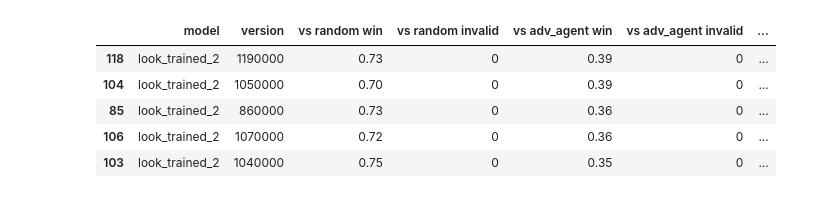
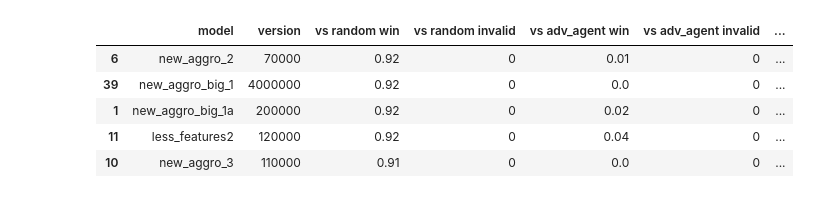
Before and after one commit to obiSerra/connect_x_ml, a Jupyter notebook: model_benchmark.ipynb, the cells around one changed output. Drawn from its saved outputs; the diff is of its cells as text; code cells hidden in the pictures.

```diff
--- a/model_benchmark.ipynb
+++ b/model_benchmark.ipynb
@@ -6,0 +7,4 @@ df = pd.read_csv('data/progress_look_trained_2.csv')
+# %%
+extension = 'csv'
+all_filenames = [i for i in glob.glob('data/*.{}'.format(extension))]
+df = pd.concat([pd.read_csv(f) for f in all_filenames ])
@@ -43,13 +75,11 @@ df.head()
 # %%
-
-#filtered_df=df[(df.score < 40) & (df.C_3 > 450)]
-db_by_score = df.sort_values(by=['vs adv_agent win'], ascending=False)
+db_by_score = df.sort_values(by=['vs random win'], ascending=False)
 
 db_by_score.head()
 # %% [output]
 |  | model | version | vs random win | vs random invalid | vs adv_agent win | vs adv_agent invalid | ... |
-| 118 | look_trained_2 | 1190000 | 0.73 | 0 | 0.39 | 0 | ... |
-| 104 | look_trained_2 | 1050000 | 0.70 | 0 | 0.39 | 0 | ... |
-| 85 | look_trained_2 | 860000 | 0.73 | 0 | 0.36 | 0 | ... |
-| 106 | look_trained_2 | 1070000 | 0.72 | 0 | 0.36 | 0 | ... |
-| 103 | look_trained_2 | 1040000 | 0.75 | 0 | 0.35 | 0 | ... |
+| 6 | new_aggro_2 | 70000 | 0.92 | 0 | 0.01 | 0 | ... |
+| 39 | new_aggro_big_1 | 4000000 | 0.92 | 0 | 0.0 | 0 | ... |
+| 1 | new_aggro_big_1a | 200000 | 0.92 | 0 | 0.02 | 0 | ... |
+| 11 | less_features2 | 120000 | 0.92 | 0 | 0.04 | 0 | ... |
+| 10 | new_aggro_3 | 110000 | 0.91 | 0 | 0.0 | 0 | ... |
```
Also changed, not shown: parts of 13 cells of this notebook, 2 other files.
